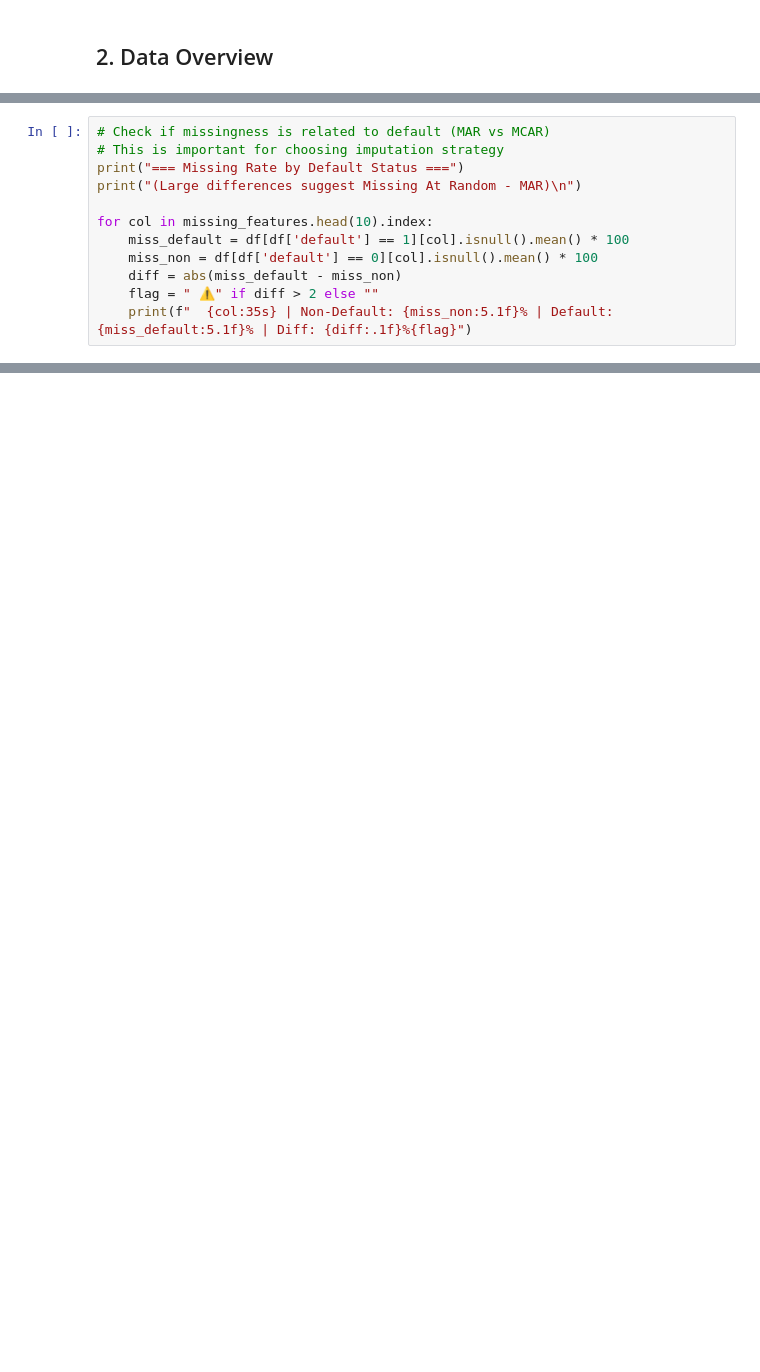
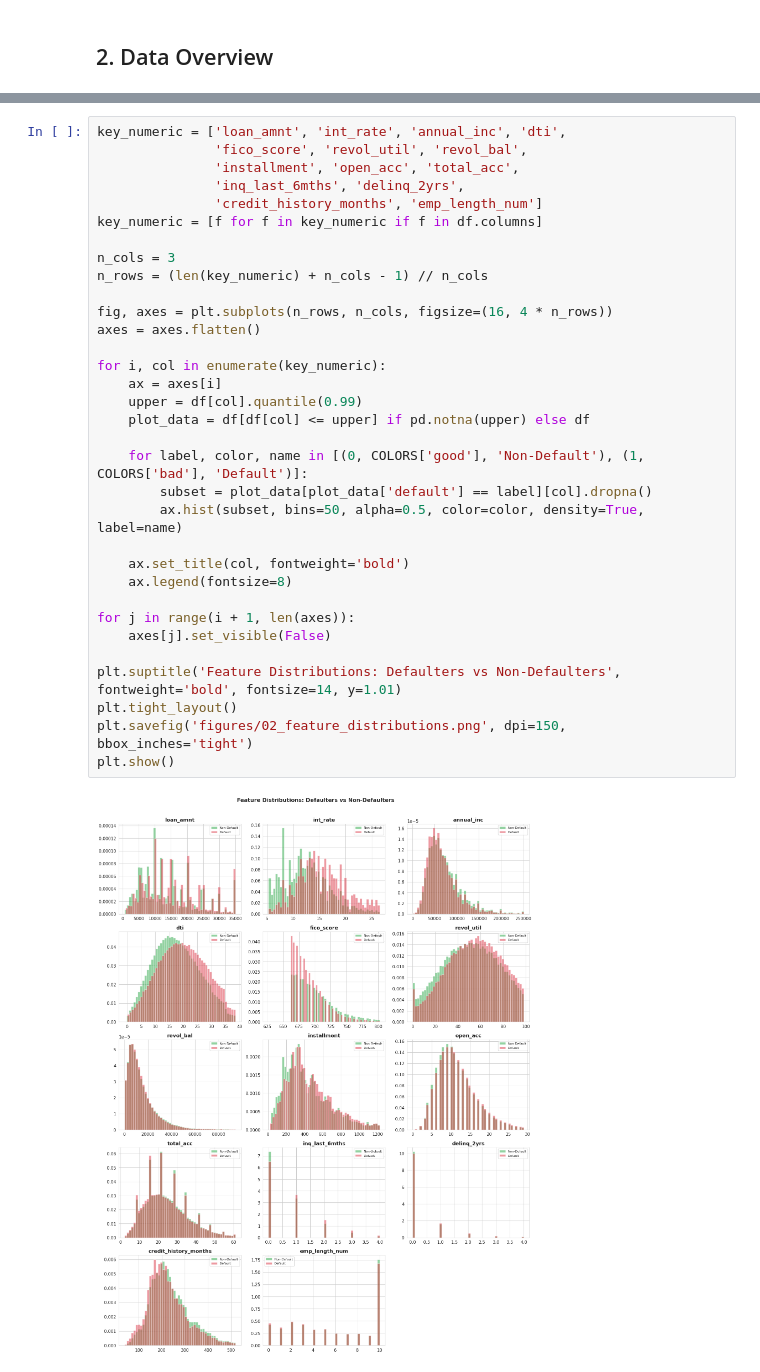
Before and after one commit to niguang220/is5126-credit-risk, a Jupyter notebook: notebooks/01_data_download_and_eda.ipynb, the cells around one changed output, grey strips where cells are left out. Cells and saved outputs as stored; diff of their text form; blank space fills up the shorter version.

```diff
--- a/notebooks/01_data_download_and_eda.ipynb
+++ b/notebooks/01_data_download_and_eda.ipynb
@@ -430,12 +108,0 @@ if len(missing_features) > 0:
-# %%
-# Check if missingness is related to default (MAR vs MCAR)
-# This is important for choosing imputation strategy
-print("=== Missing Rate by Default Status ===")
-print("(Large differences suggest Missing At Random - MAR)\n")
-
-for col in missing_features.head(10).index:
-    miss_default = df[df['default'] == 1][col].isnull().mean() * 100
-    miss_non = df[df['default'] == 0][col].isnull().mean() * 100
-    diff = abs(miss_default - miss_non)
-    flag = " ⚠️" if diff > 2 else ""
-    print(f"  {col:35s} | Non-Default: {miss_non:5.1f}% | Default: {miss_default:5.1f}% | Diff: {diff:.1f}%{flag}")
@@ -553,0 +435,35 @@ Document your observations here after running the notebook. These findings will
+# %%
+key_numeric = ['loan_amnt', 'int_rate', 'annual_inc', 'dti',
+               'fico_score', 'revol_util', 'revol_bal',
+               'installment', 'open_acc', 'total_acc',
+               'inq_last_6mths', 'delinq_2yrs',
+               'credit_history_months', 'emp_length_num']
+key_numeric = [f for f in key_numeric if f in df.columns]
+
+n_cols = 3
+n_rows = (len(key_numeric) + n_cols - 1) // n_cols
+
+fig, axes = plt.subplots(n_rows, n_cols, figsize=(16, 4 * n_rows))
+axes = axes.flatten()
+
+for i, col in enumerate(key_numeric):
+    ax = axes[i]
+    upper = df[col].quantile(0.99)
+    plot_data = df[df[col] <= upper] if pd.notna(upper) else df
+
+    for label, color, name in [(0, COLORS['good'], 'Non-Default'), (1, COLORS['bad'], 'Default')]:
+        subset = plot_data[plot_data['default'] == label][col].dropna()
+        ax.hist(subset, bins=50, alpha=0.5, color=color, density=True, label=name)
+
+    ax.set_title(col, fontweight='bold')
+    ax.legend(fontsize=8)
+
+for j in range(i + 1, len(axes)):
+    axes[j].set_visible(False)
+
+plt.suptitle('Feature Distributions: Defaulters vs Non-Defaulters', fontweight='bold', fontsize=14, y=1.01)
+plt.tight_layout()
+plt.savefig('figures/02_feature_distributions.png', dpi=150, bbox_inches='tight')
+plt.show()
+# %% [output]
+[figure, added]
```
Also changed, not shown: parts of 76 cells of this notebook, 1 other file.
